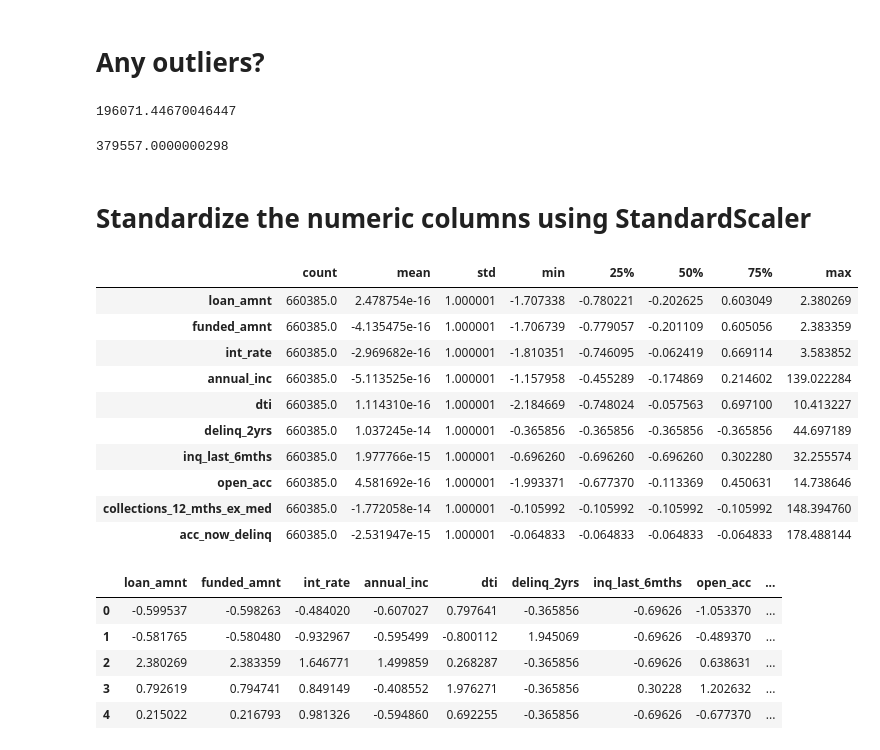
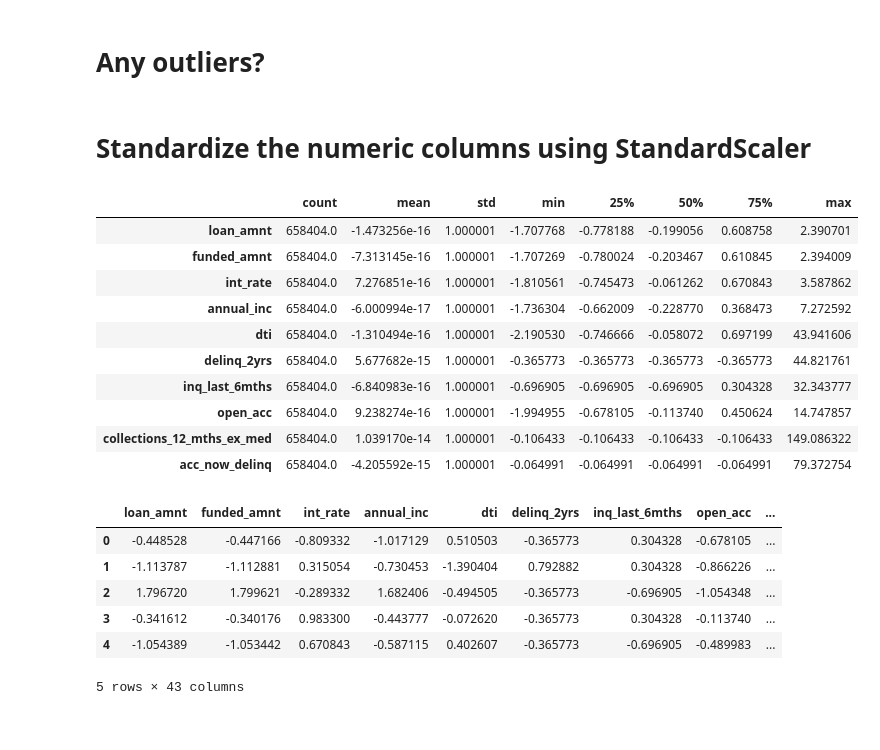
Before and after one commit to meskeremg/MeskiSBWork, a Jupyter notebook: Capstone2_Preprocessing and Training Data Development-Meskerem Goshime.ipynb, the cells around one changed output. Drawn from its saved outputs; the diff is of its cells as text; code cells hidden in the pictures.

```diff
--- a/Capstone2_Preprocessing and Training Data Development-Meskerem Goshime.ipynb
+++ b/Capstone2_Preprocessing and Training Data Development-Meskerem Goshime.ipynb
@@ -97,0 +74,10 @@ df
+# %%
+# Combining loan status values to 'good' or 'bad'
+
+df['loan_status'].value_counts()
+#df['loan_status'] = df['loan_status'].str.replace('Current', 'good')
+#df['loan_status'] = df['loan_status'].replace({'loan_status':{'Current' : 'good', 'Fully Paid' : 'good' }})
+
+df['loan_status']= df['loan_status'].replace(dict.fromkeys(['Current','Fully Paid','In Grace Period','Issued'], 'good'))
+df['loan_status']= df['loan_status'].replace(dict.fromkeys(['Charged Off','Late (31-120 days)','Late (16-30 days)','Default'], 'bad'))
+df['loan_status'].value_counts()
@@ -136,25 +171,3 @@ from sklearn.model_selection import train_test_split
 X_train, X_test, y_train, y_test = train_test_split(X, y, test_size = 0.2, random_state=42)
 # %% [markdown]
 # Any outliers?
-# %%
-"""
-
-# removing extereme values in the annual income column
-inc_mean = df['annual_inc'].mean()
-inc_std = df['annual_inc'].std()
-Three_std = 3*inc_std
-Three_std
-
-"""
-# %% [output]
-196071.44670046447
-# %%
-"""
-
-# 99.7 Quantile
-quantile_997 = df['annual_inc'].quantile(0.997)
-quantile_997
-
-"""
-# %% [output]
-379557.0000000298
@@ -177,29 +181,29 @@ to_standardize = ['loan_amnt', 'funded_amnt', 'int_rate', 'annual_inc',
        'collections_12_mths_ex_med', 'acc_now_delinq']
 scaler.fit(X_train[to_standardize])
 standardized_cols_train = scaler.transform(X_train[to_standardize])
-standardized_cols_train = pd.DataFrame(standardized_cols)
+standardized_cols_train = pd.DataFrame(standardized_cols_train)
 standardized_cols_train.columns = to_standardize
 # %%
-standardized_cols.describe().T
+standardized_cols_train.describe().T
 
 # The following columns don't seem right
 # collections_12_mths_ex_med
 # acc_now_delinq
 
 # annual_inc column - I may need to remove extereme values.
 # Should I remove extereme values from X_train only, and not from X_test??
 # %% [output]
 |  | count | mean | std | min | 25% | 50% | 75% | max |
-| loan_amnt | 660385.0 | 2.478754e-16 | 1.000001 | -1.707338 | -0.780221 | -0.202625 | 0.603049 | 2.380269 |
-| funded_amnt | 660385.0 | -4.135475e-16 | 1.000001 | -1.706739 | -0.779057 | -0.201109 | 0.605056 | 2.383359 |
-| int_rate | 660385.0 | -2.969682e-16 | 1.000001 | -1.810351 | -0.746095 | -0.062419 | 0.669114 | 3.583852 |
-| annual_inc | 660385.0 | -5.113525e-16 | 1.000001 | -1.157958 | -0.455289 | -0.174869 | 0.214602 | 139.022284 |
-| dti | 660385.0 | 1.114310e-16 | 1.000001 | -2.184669 | -0.748024 | -0.057563 | 0.697100 | 10.413227 |
-| delinq_2yrs | 660385.0 | 1.037245e-14 | 1.000001 | -0.365856 | -0.365856 | -0.365856 | -0.365856 | 44.697189 |
-| inq_last_6mths | 660385.0 | 1.977766e-15 | 1.000001 | -0.696260 | -0.696260 | -0.696260 | 0.302280 | 32.255574 |
-| open_acc | 660385.0 | 4.581692e-16 | 1.000001 | -1.993371 | -0.677370 | -0.113369 | 0.450631 | 14.738646 |
-| collections_12_mths_ex_med | 660385.0 | -1.772058e-14 | 1.000001 | -0.105992 | -0.105992 | -0.105992 | -0.105992 | 148.394760 |
-| acc_now_delinq | 660385.0 | -2.531947e-15 | 1.000001 | -0.064833 | -0.064833 | -0.064833 | -0.064833 | 178.488144 |
+| loan_amnt | 658404.0 | -1.473256e-16 | 1.000001 | -1.707768 | -0.778188 | -0.199056 | 0.608758 | 2.390701 |
+| funded_amnt | 658404.0 | -7.313145e-16 | 1.000001 | -1.707269 | -0.780024 | -0.203467 | 0.610845 | 2.394009 |
+| int_rate | 658404.0 | 7.276851e-16 | 1.000001 | -1.810561 | -0.745473 | -0.061262 | 0.670843 | 3.587862 |
+| annual_inc | 658404.0 | -6.000994e-17 | 1.000001 | -1.736304 | -0.662009 | -0.228770 | 0.368473 | 7.272592 |
+| dti | 658404.0 | -1.310494e-16 | 1.000001 | -2.190530 | -0.746666 | -0.058072 | 0.697199 | 43.941606 |
+| delinq_2yrs | 658404.0 | 5.677682e-15 | 1.000001 | -0.365773 | -0.365773 | -0.365773 | -0.365773 | 44.821761 |
+| inq_last_6mths | 658404.0 | -6.840983e-16 | 1.000001 | -0.696905 | -0.696905 | -0.696905 | 0.304328 | 32.343777 |
+| open_acc | 658404.0 | 9.238274e-16 | 1.000001 | -1.994955 | -0.678105 | -0.113740 | 0.450624 | 14.747857 |
+| collections_12_mths_ex_med | 658404.0 | 1.039170e-14 | 1.000001 | -0.106433 | -0.106433 | -0.106433 | -0.106433 | 149.086322 |
+| acc_now_delinq | 658404.0 | -4.205592e-15 | 1.000001 | -0.064991 | -0.064991 | -0.064991 | -0.064991 | 79.372754 |
 # %%
 not_to_standardize = ['term_36', 'term_60', 'emp_0.0', 'emp_1.0', 'emp_2.0', 'emp_3.0',
        'emp_4.0', 'emp_5.0', 'emp_6.0', 'emp_7.0', 'emp_8.0', 'emp_9.0',
@@ -222,11 +226,12 @@ X_train = pd.concat([standardized_cols_train, X_train], axis=1)
 X_train.head()
 # %% [output]
 |  | loan_amnt | funded_amnt | int_rate | annual_inc | dti | delinq_2yrs | inq_last_6mths | open_acc | ... |
-| 0 | -0.599537 | -0.598263 | -0.484020 | -0.607027 | 0.797641 | -0.365856 | -0.69626 | -1.053370 | ... |
-| 1 | -0.581765 | -0.580480 | -0.932967 | -0.595499 | -0.800112 | 1.945069 | -0.69626 | -0.489370 | ... |
-| 2 | 2.380269 | 2.383359 | 1.646771 | 1.499859 | 0.268287 | -0.365856 | -0.69626 | 0.638631 | ... |
-| 3 | 0.792619 | 0.794741 | 0.849149 | -0.408552 | 1.976271 | -0.365856 | 0.30228 | 1.202632 | ... |
-| 4 | 0.215022 | 0.216793 | 0.981326 | -0.594860 | 0.692255 | -0.365856 | -0.69626 | -0.677370 | ... |
+| 0 | -0.448528 | -0.447166 | -0.809332 | -1.017129 | 0.510503 | -0.365773 | 0.304328 | -0.678105 | ... |
+| 1 | -1.113787 | -1.112881 | 0.315054 | -0.730453 | -1.390404 | 0.792882 | 0.304328 | -0.866226 | ... |
+| 2 | 1.796720 | 1.799621 | -0.289332 | 1.682406 | -0.494505 | -0.365773 | -0.696905 | -1.054348 | ... |
+| 3 | -0.341612 | -0.340176 | 0.983300 | -0.443777 | -0.072620 | -0.365773 | 0.304328 | -0.113740 | ... |
+| 4 | -1.054389 | -1.053442 | 0.670843 | -0.587115 | 0.402607 | -0.365773 | -0.696905 | -0.489983 | ... |
+5 rows × 43 columns
 # %%
 # Standardizing the test data
 
```
Also changed, not shown: parts of 17 cells of this notebook.
